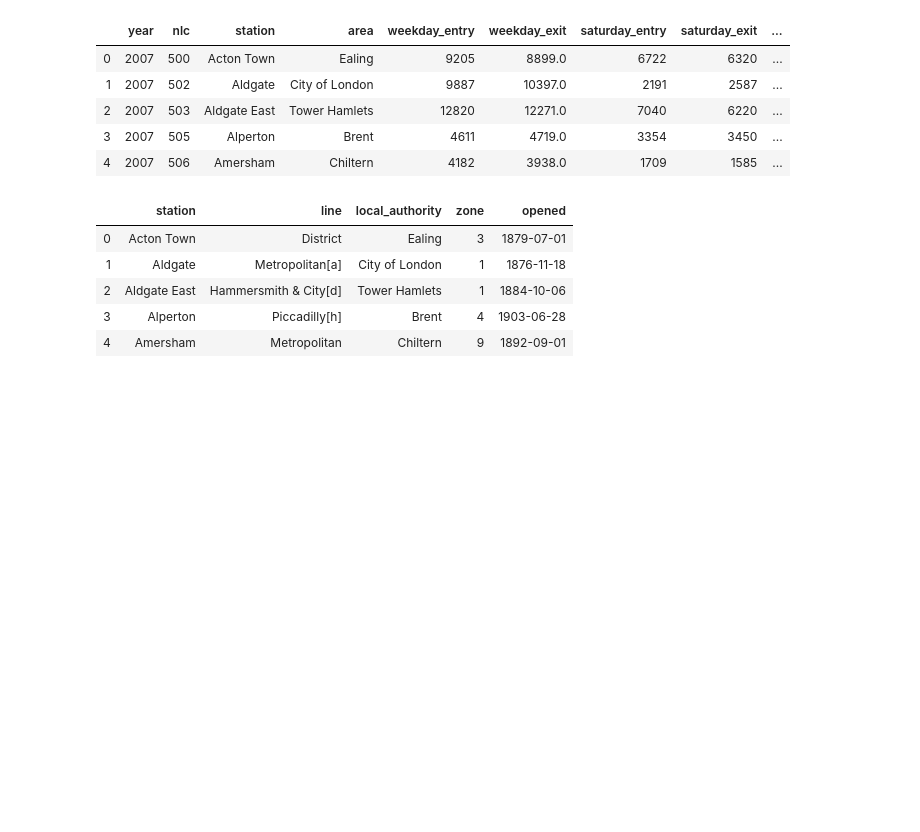
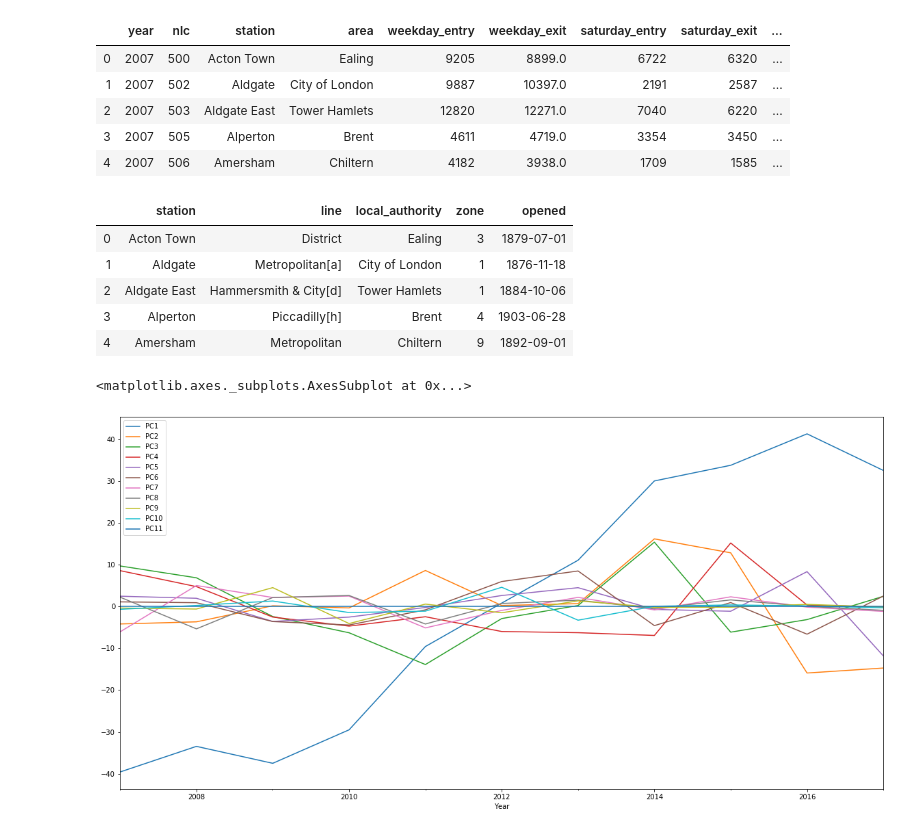
Before and after one commit to jlavileze/citadel-datathon-2020, a Jupyter notebook: analysis/underground.ipynb, the cells around one changed output. Saved outputs shown, nothing was run; the diff lists cells and outputs as text; code cells hidden in the pictures; blank space fills up the shorter version.

```diff
--- a/analysis/underground.ipynb
+++ b/analysis/underground.ipynb
@@ -31,3 +31,6 @@ underground_pivot = underground_activity.pivot(index="station", columns="year",
 # %%
 underground_pivot.dropna().to_csv("data/annual_underground_act.csv")
 # underground_pivot.to_csv("data/annual_underground_act.csv")
+# %%
+underground_pca_spatial = pd.read_csv("data/underground_pca_spatial.csv")
+underground_pca_temporal = pd.read_csv("data/underground_pca_temporal.csv")
@@ -33,0 +39,9 @@ underground_pivot.dropna().to_csv("data/annual_underground_act.csv")
+# %%
+underground_pca_temporal.rename(columns={"Unnamed: 0": "Year"}, inplace=True)
+underground_pca_temporal["Year"] = underground_pca_temporal["Year"].apply(lambda x: x[1:])
+underground_pca_temporal["Year"] = pd.to_datetime(underground_pca_temporal["Year"], format="%Y")
+# %%
+underground_pca_temporal.set_index("Year").plot(figsize=(20,10))
+# %% [output]
+<matplotlib.axes._subplots.AxesSubplot at 0x...>
+[figure, added]
```
Also changed, not shown: parts of 7 cells of this notebook, 10 other files.
